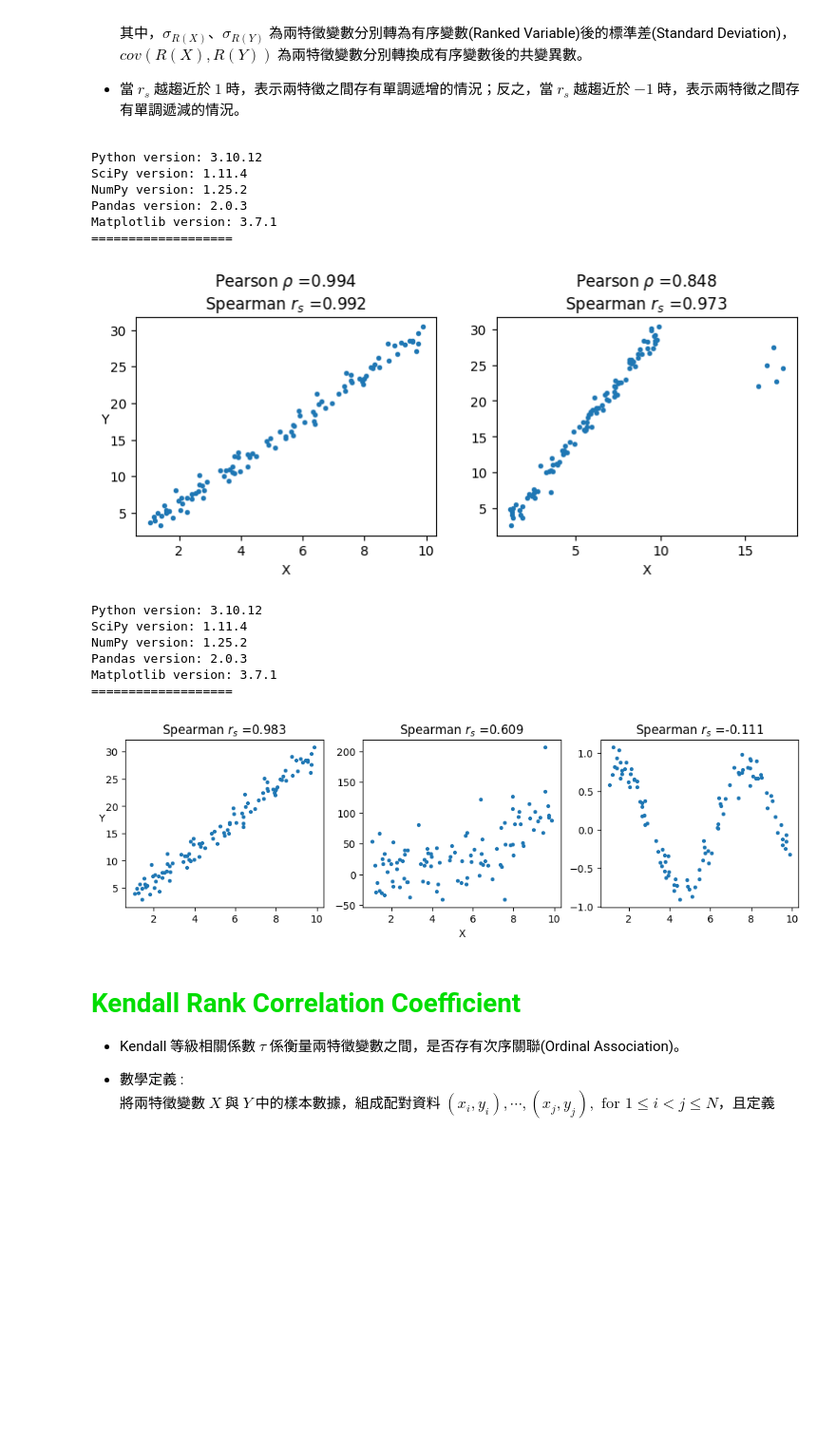
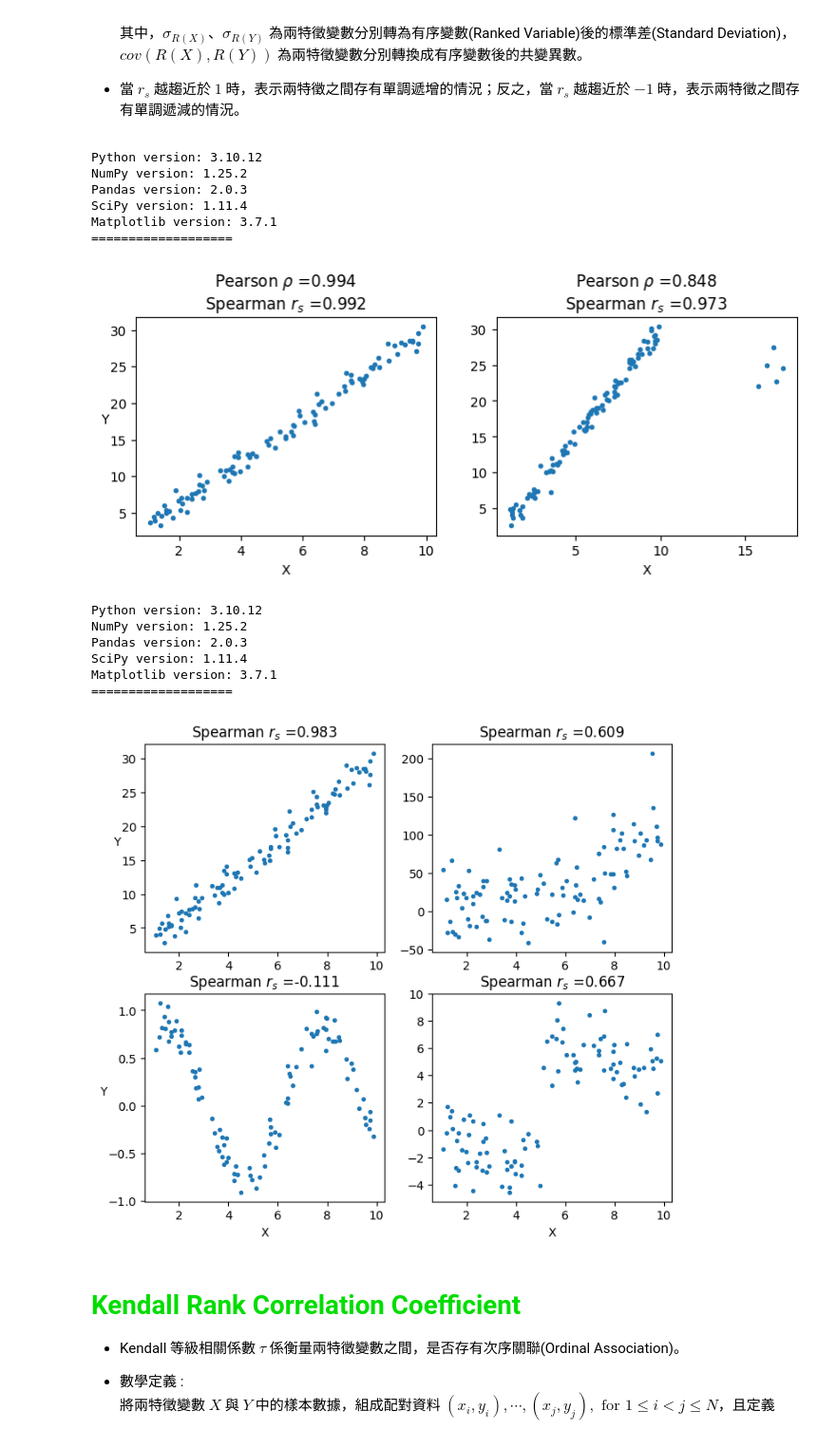
Before and after one commit to YenLinWu/Daily_Work_of_Data_Science, a Jupyter notebook: Association_and_Correlation/Association_and_Correlation.ipynb, the cells around one changed output. Shown at 95% size. Drawn from its saved outputs; the diff is of its cells as text; code cells hidden in the pictures; blank space fills up the shorter version.

````diff
--- a/Association_and_Correlation/Association_and_Correlation.ipynb
+++ b/Association_and_Correlation/Association_and_Correlation.ipynb
@@ -242,16 +251,16 @@ r_s &\equiv \rho_{R(X), R(Y)} \\ \\ &= \frac{cov\big(R(X), R(Y)\big)}{\sigma_{R(
 import sys
 import os
 
-import scipy
 import numpy as np
 import pandas as pd
+import scipy
 import matplotlib as mpl
 import matplotlib.pyplot as plt
 
 print('Python version:', sys.version[0:7])
-print('SciPy version:', scipy.__version__)
 print('NumPy version:', np.__version__)
 print('Pandas version:', pd.__version__)
+print('SciPy version:', scipy.__version__)
 print('Matplotlib version:', mpl.__version__)
 print('===================\n' )
 
@@ -293,77 +302,86 @@ plt.savefig(img_path, bbox_inches='tight', format='png')
 plt.show()
 # %% [output]
 Python version: 3.10.12
-SciPy version: 1.11.4
 NumPy version: 1.25.2
 Pandas version: 2.0.3
+SciPy version: 1.11.4
 Matplotlib version: 3.7.1
 ===================
 [figure]
 # %%
 #@title Python 範例程式碼
 
-#@markdown 在 SciPy 套件中，我們可使用 [```scipy.stats.spearmanr(a, b)```](https://docs.scipy.org/doc/scipy-1.11.4/reference/generated/scipy.stats.spearmanr.html#scipy-stats-spearmanr)函數來計算 Spearman 等級相關係數。 下面範例為在三種不同的特徵關係下， Spearman 等級相關係數的大小。
+#@markdown 在 SciPy 套件中，我們可使用 [```scipy.stats.spearmanr(a, b)```](https://docs.scipy.org/doc/scipy-1.11.4/reference/generated/scipy.stats.spearmanr.html#scipy-stats-spearmanr)函數來計算 Spearman 等級相關係數。 下面範例為在四種不同的特徵關係下， Spearman 等級相關係數的大小。
 
 import sys
 import os
 
-import scipy
 import numpy as np
 import pandas as pd
+import scipy
 import matplotlib as mpl
 import matplotlib.pyplot as plt
 
 print('Python version:', sys.version[0:7])
-print('SciPy version:', scipy.__version__)
 print('NumPy version:', np.__version__)
 print('Pandas version:', pd.__version__)
+print('SciPy version:', scipy.__version__)
 print('Matplotlib version:', mpl.__version__)
 print('===================\n' )
 
 np.random.seed(42)
 
-# 生成 3 組樣本數據
+# 生成 4 組樣本數據
 X = np.random.uniform(low=1, high=10, size=100)
 Y1 = 3*X + 1.5*np.random.randn(100)
 Y2 = X**2 + 30*np.random.randn(100)
 Y3 = 0.8*np.sin(X) + 0.15*np.random.randn(100)
+Y4 = [-0.6*i+np.random.normal(0, 1.5, size=1)[0] if i<=5 else -0.6*i+np.random.normal(0, 1.5, size=1)[0]+10 for i in X]
 
 # 計算 Spearmanr 相關係數
 res1 = scipy.stats.spearmanr(X, Y1)
 res2 = scipy.stats.spearmanr(X, Y2)
 res3 = scipy.stats.spearmanr(X, Y3)
+res4 = scipy.stats.spearmanr(X, Y4)
 r1 = res1.statistic
 r2 = res2.statistic
 r3 = res3.statistic
+r4 = res4.statistic
 
 # 資料視覺化
-plt.figure(figsize=(12, 3))
-plt.subplot(131)
+plt.figure(figsize=(8, 7))
+plt.subplot(221)
 plt.scatter(X, Y1, s=8)
 plt.title('Spearman $r_s$ =' +str(np.round(r1, 3)))
 plt.ylabel('Y', rotation=0)
 
-plt.subplot(132)
+plt.subplot(222)
 plt.scatter(X, Y2, s=8)
 plt.title('Spearman $r_s$ =' +str(np.round(r2, 3)))
+
+plt.subplot(223)
+plt.scatter(X, Y3, s=8)
 plt.xlabel('X')
+plt.ylabel('Y', rotation=0)
+plt.title('Spearman $r_s$ =' +str(np.round(r3, 3)))
 
-plt.subplot(133)
-plt.scatter(X, Y3, s=8)
-plt.title('Spearman $r_s$ =' +str(np.round(r3, 3)))
+plt.subplot(224)
+plt.scatter(X, Y4, s=8)
+plt.xlabel('X')
+plt.title('Spearman $r_s$ =' +str(np.round(r4, 3)))
 
 img_path = 'Spearman_Rank_Correlation_Coefficient.png'
 plt.savefig(img_path, bbox_inches='tight', format='png')
 
 plt.show()
 # %% [output]
 Python version: 3.10.12
-SciPy version: 1.11.4
 NumPy version: 1.25.2
 Pandas version: 2.0.3
+SciPy version: 1.11.4
 Matplotlib version: 3.7.1
 ===================
-[figure, old version]
+[figure, new version]
 # %% [markdown]
 # <font color="#00dd00">**Kendall Rank Correlation Coefficient**</font>
 
````
Also changed, not shown: parts of 5 cells of this notebook.
